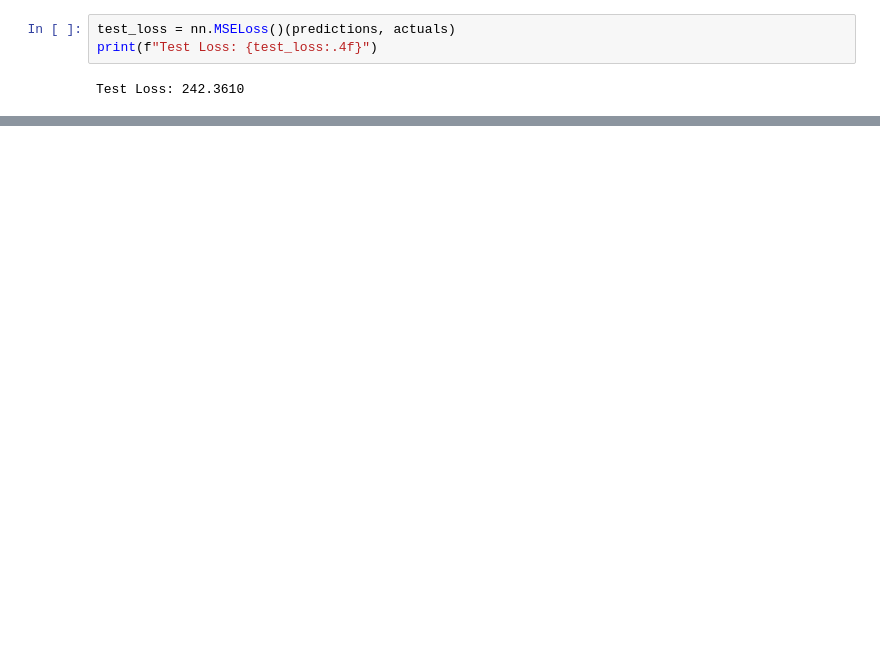
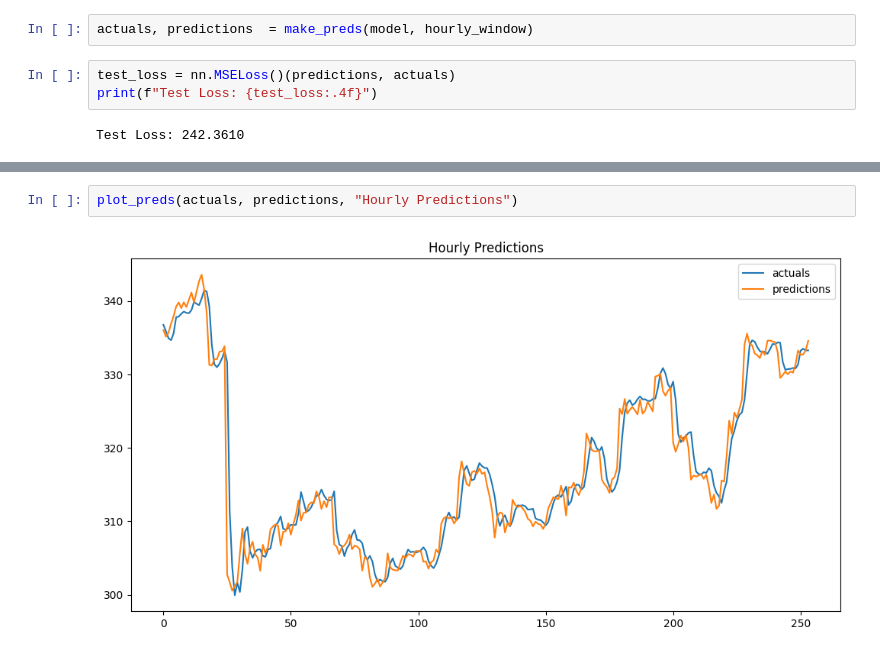
Before and after one commit to lewinskie254/stock-market-prediction, a Jupyter notebook: predict_stock_prices_NeuralNets.ipynb, the cells around one changed output, grey strips where cells are left out. Cells and saved outputs as stored; diff of their text form; blank space fills up the shorter version.

```diff
--- a/predict_stock_prices_NeuralNets.ipynb
+++ b/predict_stock_prices_NeuralNets.ipynb
@@ -456,3 +470,5 @@ actuals = torch.cat(actuals, dim=0)
+# %%
+actuals, predictions  = make_preds(model, hourly_window)
 # %%
 test_loss = nn.MSELoss()(predictions, actuals)
 print(f"Test Loss: {test_loss:.4f}")
@@ -473,0 +489,4 @@ len(test)
+# %%
+plot_preds(actuals, predictions, "Hourly Predictions")
+# %% [output]
+[figure, added]
```
Also changed, not shown: parts of 25 cells of this notebook.
